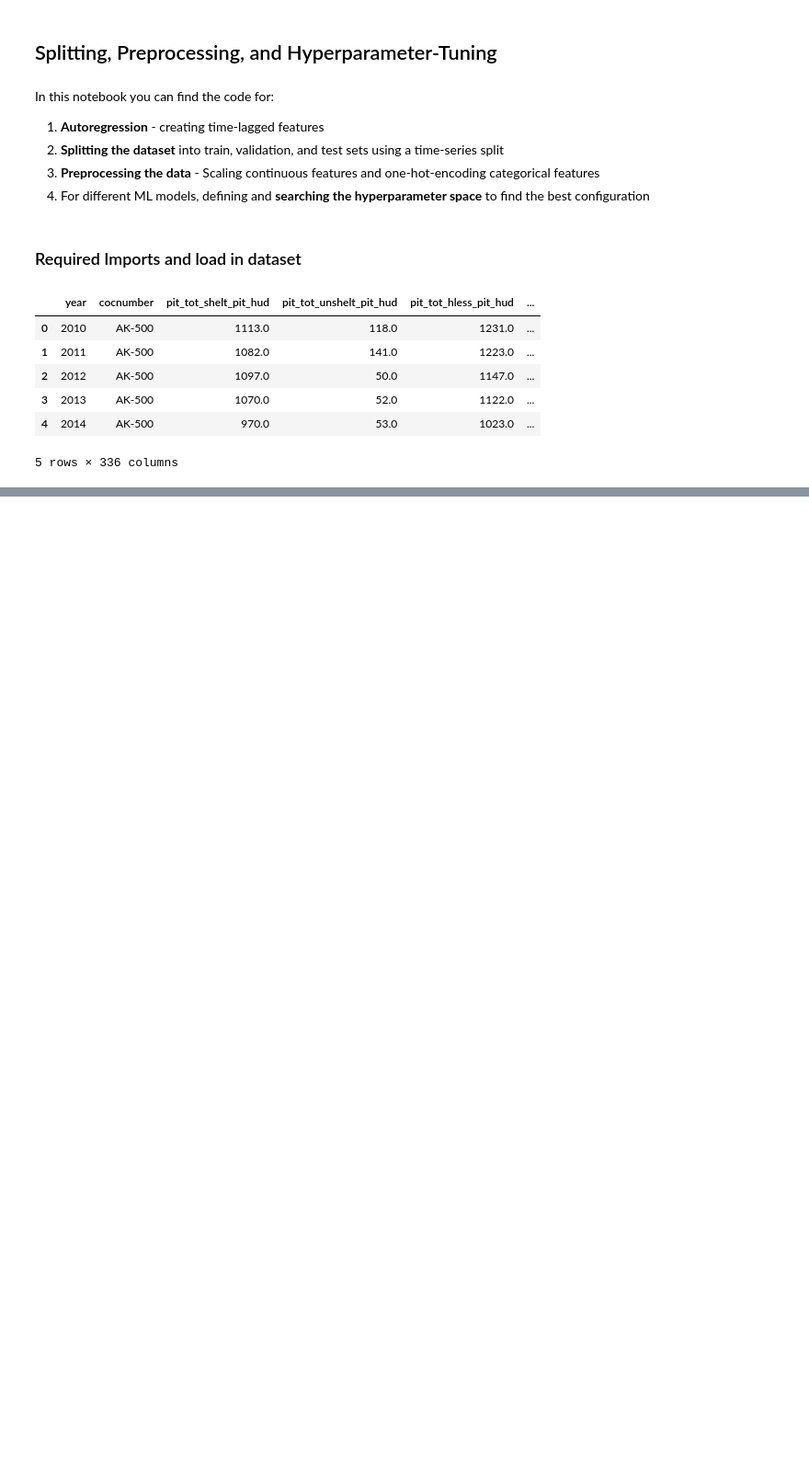
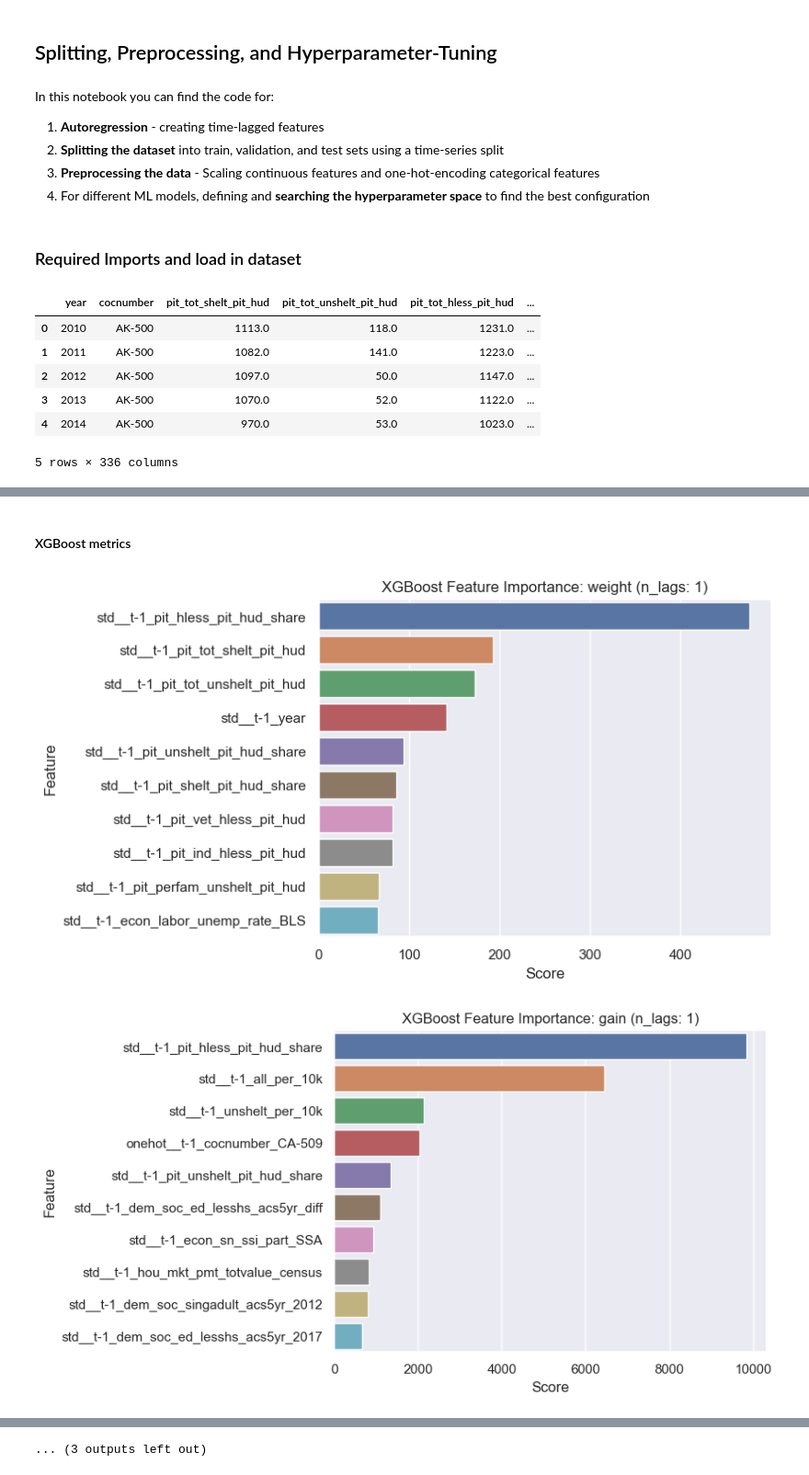
Before and after one commit to nwrousell/data1030-homelessness-project, a Jupyter notebook: src/model_development.ipynb, the cells around one changed output, grey strips where cells are left out. Shown at 92% size. Cells and saved outputs as stored; diff of their text form; code cells hidden in the pictures; blank space fills up the shorter version.

```diff
--- a/src/model_development.ipynb
+++ b/src/model_development.ipynb
@@ -340,0 +333,19 @@ Test R2: 0.8682099782463348
+# %%
+def hyperparameter_search(ML_algo, param_grid, X_train, y_train, X_val, y_val, verbose=False):
+    params = ParameterGrid(param_grid)
+
+    val_scores = np.zeros(len(params))
+    models = []
+    for i, param_combo in enumerate(params):
+        model = ML_algo(**param_combo)
+        model.fit(X_train, y_train)
+        val_pred = model.predict(X_val)
+        val_score = mean_squared_error(y_val, val_pred, squared=False)
+        val_scores[i] = val_score
+        models.append(model)
+        if verbose:
+            print(f"Trained model {i} with params: { param_combo }. Val score: {val_score}")
+
+    best_model = models[np.argmin(val_scores)]
+    best_score = val_scores.min()
+    return best_model, best_score
@@ -340,0 +773,21 @@ Test R2: 0.8682099782463348
+# %% [markdown]
+#### XGBoost metrics
+# %%
+metrics = ["weight", "gain", "cover", "total_gain", "total_cover"]
+
+for n in n_lags:
+    X_train_prep, y_train, X_val_prep, y_val, X_test_prep, y_test = setup_data(df, n_lags=n, years_in_data=8, target_variable="all_per_10k", as_df=True)
+    m = models[n-1][0]
+    for metric in metrics:
+        scores = m.get_booster().get_score(importance_type=metric)
+        scores = pd.Series(scores)
+        top_10 = scores.sort_values()[::-1].head(10)
+        sns.barplot(x=top_10.values, y=top_10.index)
+        plt.title(f"XGBoost Feature Importance: {metric} (n_lags: {n})")
+        plt.ylabel("Feature")
+        plt.xlabel("Score")
+        plt.savefig(f"../figures/xgb_ftr_importance_{metric}_n_lags_{n}.png", dpi=500, bbox_inches='tight')
+        plt.show()
+# %% [output]
+[figure, added]
+[figure, added]
@@ -340,0 +804 @@ Test R2: 0.8682099782463348
+... (3 outputs left out)
```
Also changed, not shown: parts of 52 cells of this notebook, 36 other files.
